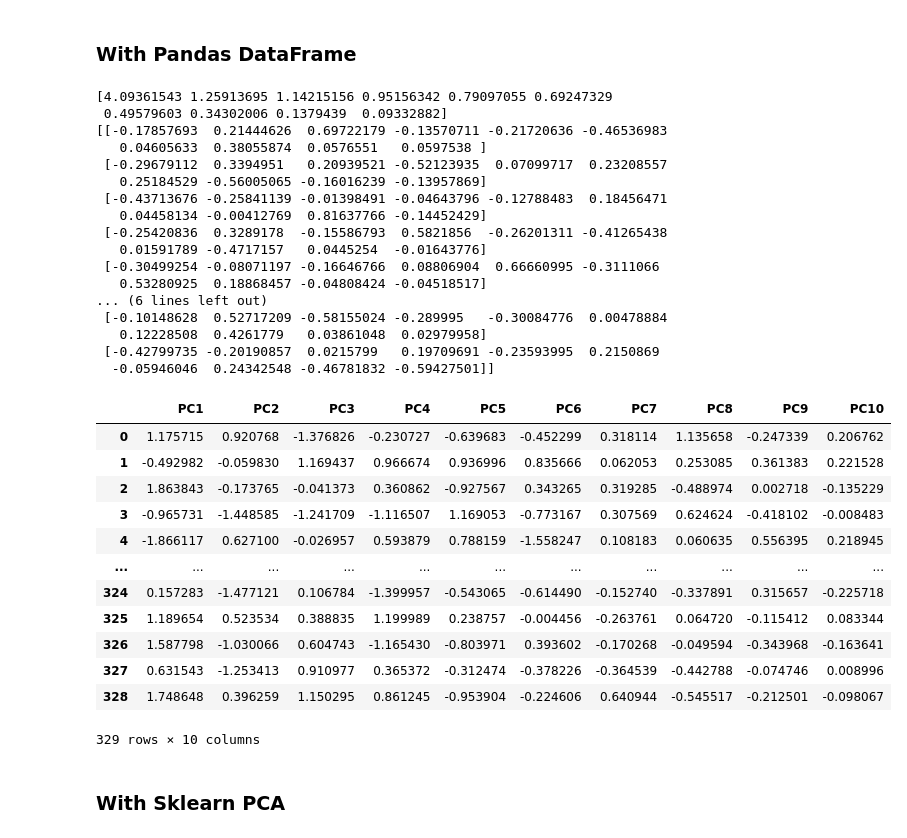
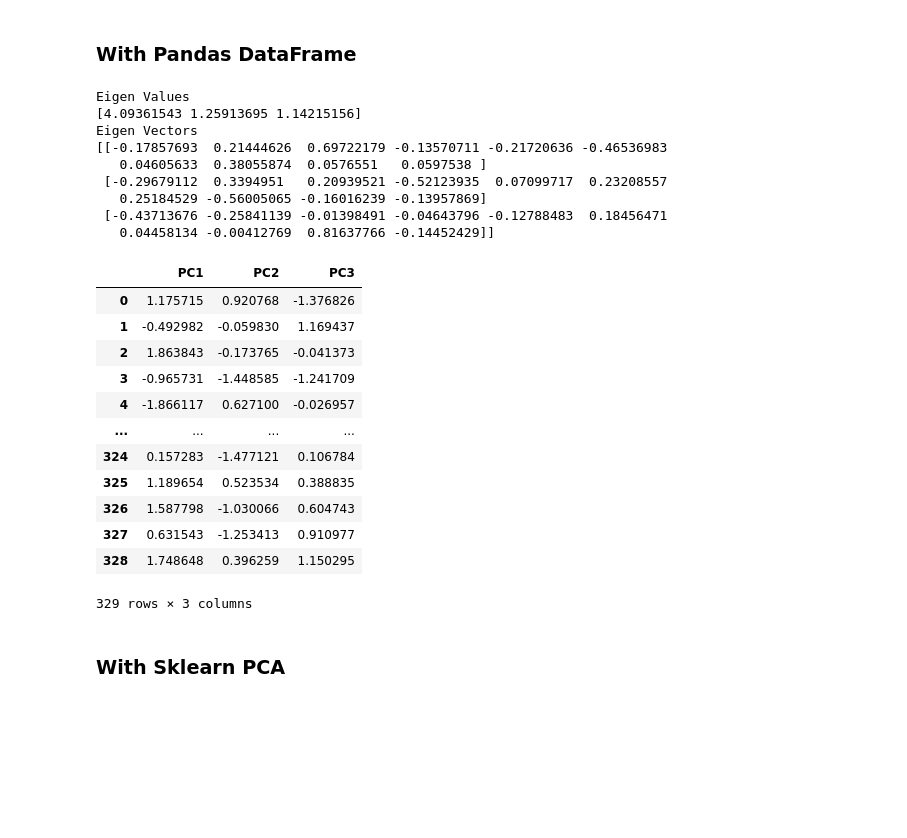
Before and after one commit to vikramviky123/pca, a Jupyter notebook: pca.ipynb, the cells around one changed output. Cells and saved outputs as stored; diff of their text form; code cells hidden in the pictures; blank space fills up the shorter version.

```diff
--- a/pca.ipynb
+++ b/pca.ipynb
@@ -63,52 +63,46 @@ df_corr
 # %%
 standardized_df = (df_places - df_places.mean()) / df_places.std()
 covariance_matrix = standardized_df.cov()
 eigenvalues, eigenvectors = np.linalg.eigh(df_corr)
 
 ### Sorting eigen values and vectors in desc of eigenvalues
 sorted_indices = np.argsort(eigenvalues)[::-1]
 eigenvalues = eigenvalues[sorted_indices]
 eigenvectors = eigenvectors[:, sorted_indices]
 ##
-k = 10  # Change based on your desired number of dimensions
+k = 3  # Change based on your desired number of dimensions
+print("Eigen Values")
 print(eigenvalues[:k])
+print("Eigen Vectors")
 print(eigenvectors[:k])
 ###
 reduced_eigenvectors = eigenvectors[:,:k]
 transformed_data = standardized_df.dot(reduced_eigenvectors)
 
 pd.DataFrame(np.array(transformed_data), columns=["PC"+str(i) for i in range(1,k+1)])
 # %% [output]
-[4.09361543 1.25913695 1.14215156 0.95156342 0.79097055 0.69247329
- 0.49579603 0.34302006 0.1379439  0.09332882]
+Eigen Values
+[4.09361543 1.25913695 1.14215156]
+Eigen Vectors
 [[-0.17857693  0.21444626  0.69722179 -0.13570711 -0.21720636 -0.46536983
    0.04605633  0.38055874  0.0576551   0.0597538 ]
  [-0.29679112  0.3394951   0.20939521 -0.52123935  0.07099717  0.23208557
    0.25184529 -0.56005065 -0.16016239 -0.13957869]
  [-0.43713676 -0.25841139 -0.01398491 -0.04643796 -0.12788483  0.18456471
-   0.04458134 -0.00412769  0.81637766 -0.14452429]
- [-0.25420836  0.3289178  -0.15586793  0.5821856  -0.26201311 -0.41265438
-   0.01591789 -0.4717157   0.0445254  -0.01643776]
- [-0.30499254 -0.08071197 -0.16646766  0.08806904  0.66660995 -0.3111066
-   0.53280925  0.18868457 -0.04808424 -0.04518517]
-... (6 lines left out)
- [-0.10148628  0.52717209 -0.58155024 -0.289995   -0.30084776  0.00478884
-   0.12228508  0.4261779   0.03861048  0.02979958]
- [-0.42799735 -0.20190857  0.0215799   0.19709691 -0.23593995  0.2150869
-  -0.05946046  0.24342548 -0.46781832 -0.59427501]]
+   0.04458134 -0.00412769  0.81637766 -0.14452429]]
-|  | PC1 | PC2 | PC3 | PC4 | PC5 | PC6 | PC7 | PC8 | PC9 | PC10 |
-| 0 | 1.175715 | 0.920768 | -1.376826 | -0.230727 | -0.639683 | -0.452299 | 0.318114 | 1.135658 | -0.247339 | 0.206762 |
-| 1 | -0.492982 | -0.059830 | 1.169437 | 0.966674 | 0.936996 | 0.835666 | 0.062053 | 0.253085 | 0.361383 | 0.221528 |
-| 2 | 1.863843 | -0.173765 | -0.041373 | 0.360862 | -0.927567 | 0.343265 | 0.319285 | -0.488974 | 0.002718 | -0.135229 |
-| 3 | -0.965731 | -1.448585 | -1.241709 | -1.116507 | 1.169053 | -0.773167 | 0.307569 | 0.624624 | -0.418102 | -0.008483 |
-| 4 | -1.866117 | 0.627100 | -0.026957 | 0.593879 | 0.788159 | -1.558247 | 0.108183 | 0.060635 | 0.556395 | 0.218945 |
-| ... | ... | ... | ... | ... | ... | ... | ... | ... | ... | ... |
-| 324 | 0.157283 | -1.477121 | 0.106784 | -1.399957 | -0.543065 | -0.614490 | -0.152740 | -0.337891 | 0.315657 | -0.225718 |
-| 325 | 1.189654 | 0.523534 | 0.388835 | 1.199989 | 0.238757 | -0.004456 | -0.263761 | 0.064720 | -0.115412 | 0.083344 |
-| 326 | 1.587798 | -1.030066 | 0.604743 | -1.165430 | -0.803971 | 0.393602 | -0.170268 | -0.049594 | -0.343968 | -0.163641 |
-| 327 | 0.631543 | -1.253413 | 0.910977 | 0.365372 | -0.312474 | -0.378226 | -0.364539 | -0.442788 | -0.074746 | 0.008996 |
-| 328 | 1.748648 | 0.396259 | 1.150295 | 0.861245 | -0.953904 | -0.224606 | 0.640944 | -0.545517 | -0.212501 | -0.098067 |
+|  | PC1 | PC2 | PC3 |
+| 0 | 1.175715 | 0.920768 | -1.376826 |
+| 1 | -0.492982 | -0.059830 | 1.169437 |
+| 2 | 1.863843 | -0.173765 | -0.041373 |
+| 3 | -0.965731 | -1.448585 | -1.241709 |
+| 4 | -1.866117 | 0.627100 | -0.026957 |
+| ... | ... | ... | ... |
+| 324 | 0.157283 | -1.477121 | 0.106784 |
+| 325 | 1.189654 | 0.523534 | 0.388835 |
+| 326 | 1.587798 | -1.030066 | 0.604743 |
+| 327 | 0.631543 | -1.253413 | 0.910977 |
+| 328 | 1.748648 | 0.396259 | 1.150295 |
-329 rows × 10 columns
+329 rows × 3 columns
 # %% [markdown]
 ###  With Sklearn PCA
 # %%
```
Also changed, not shown: parts of 4 cells of this notebook.
